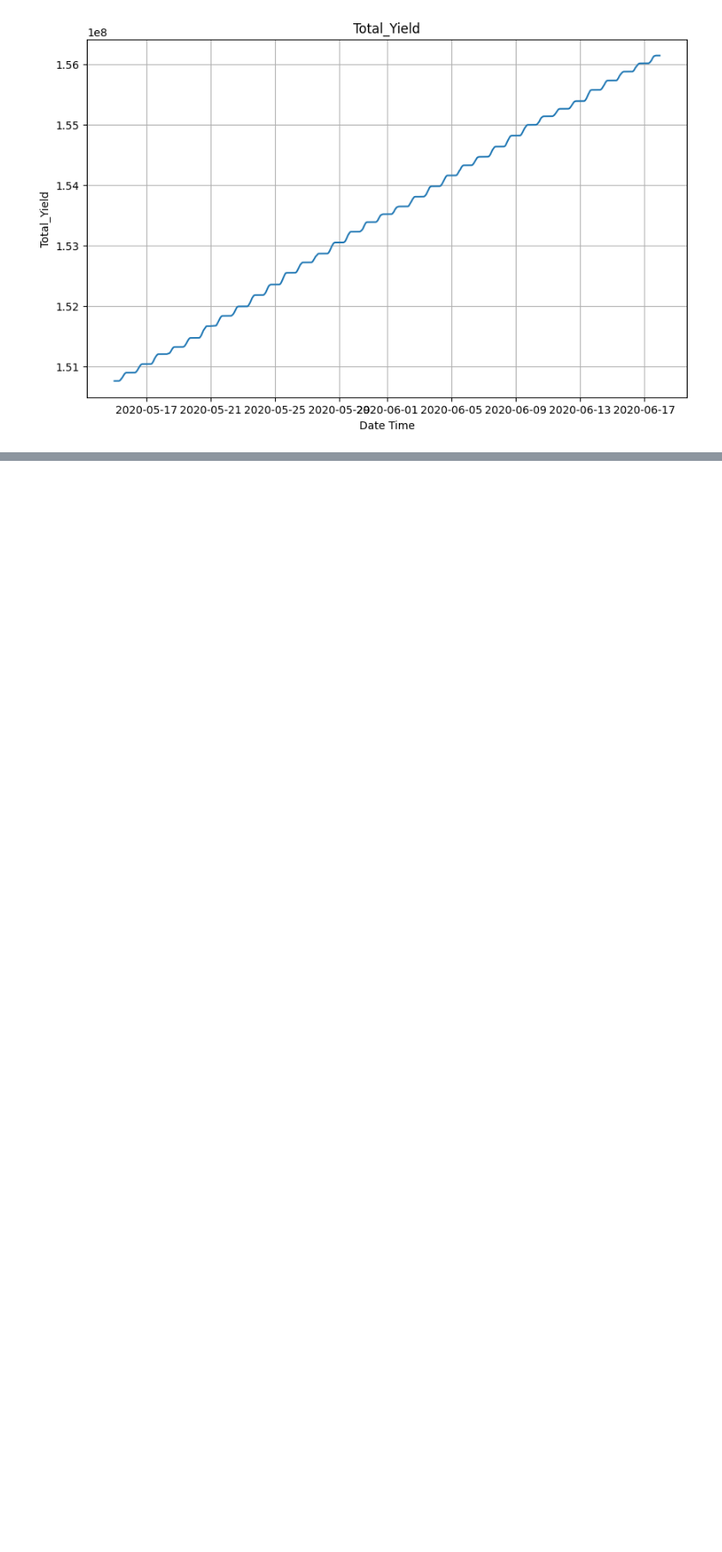
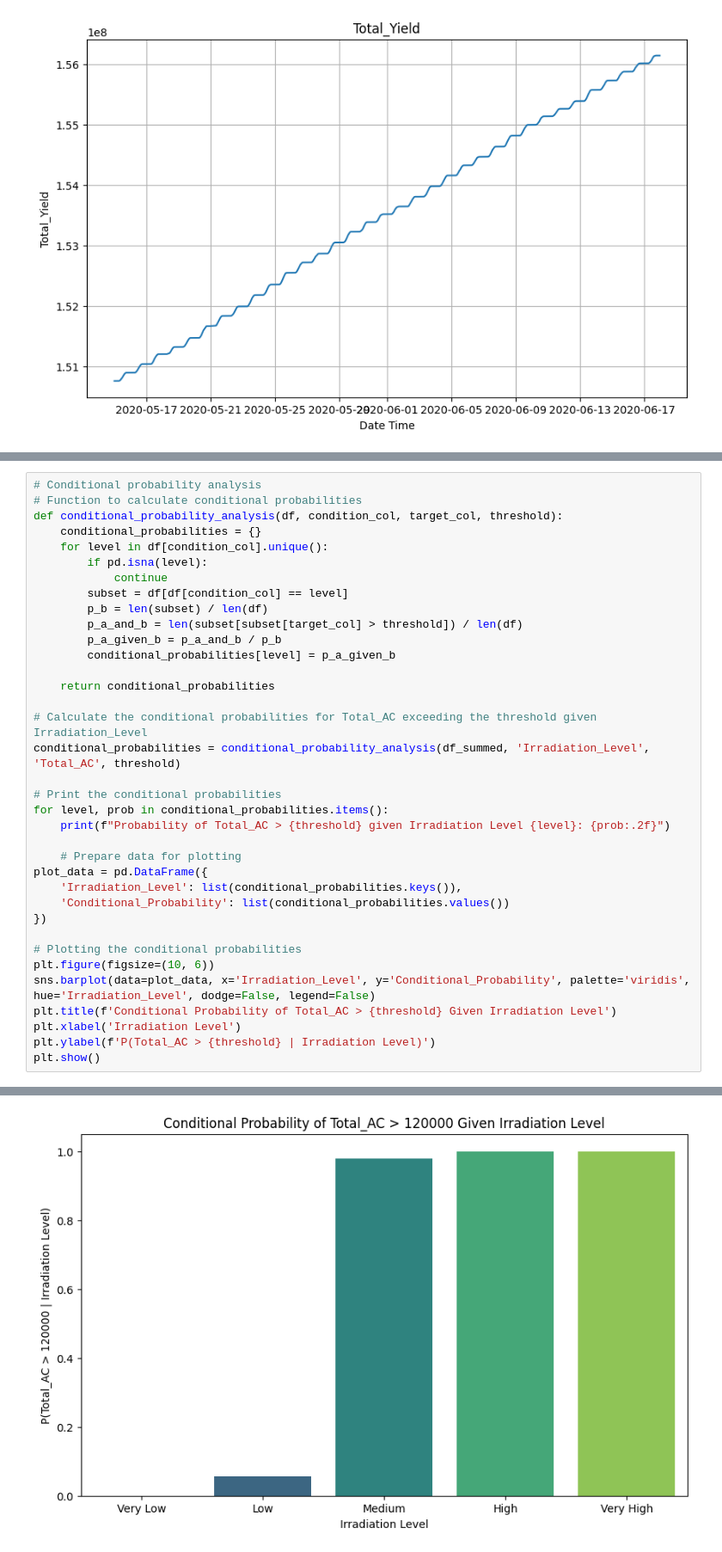
Before and after one commit to FelberPeter/Assigment-4, a Jupyter notebook: Solarpower.ipynb, the cells around one changed output, grey strips where cells are left out. Shown at 86% size. Drawn from its saved outputs; the diff is of its cells as text; blank space fills up the shorter version.

```diff
--- a/Solarpower.ipynb
+++ b/Solarpower.ipynb
@@ -586,0 +638,37 @@ plt.show()
+# %%
+# Conditional probability analysis
+# Function to calculate conditional probabilities
+def conditional_probability_analysis(df, condition_col, target_col, threshold):
+    conditional_probabilities = {}
+    for level in df[condition_col].unique():
+        if pd.isna(level):
+            continue
+        subset = df[df[condition_col] == level]
+        p_b = len(subset) / len(df)
+        p_a_and_b = len(subset[subset[target_col] > threshold]) / len(df)
+        p_a_given_b = p_a_and_b / p_b
+        conditional_probabilities[level] = p_a_given_b
+
+    return conditional_probabilities
+
+# Calculate the conditional probabilities for Total_AC exceeding the threshold given Irradiation_Level
+conditional_probabilities = conditional_probability_analysis(df_summed, 'Irradiation_Level', 'Total_AC', threshold)
+
+# Print the conditional probabilities
+for level, prob in conditional_probabilities.items():
+    print(f"Probability of Total_AC > {threshold} given Irradiation Level {level}: {prob:.2f}")
+
+    # Prepare data for plotting
+plot_data = pd.DataFrame({
+    'Irradiation_Level': list(conditional_probabilities.keys()),
+    'Conditional_Probability': list(conditional_probabilities.values())
+})
+
+# Plotting the conditional probabilities
+plt.figure(figsize=(10, 6))
+sns.barplot(data=plot_data, x='Irradiation_Level', y='Conditional_Probability', palette='viridis', hue='Irradiation_Level', dodge=False, legend=False)
+plt.title(f'Conditional Probability of Total_AC > {threshold} Given Irradiation Level')
+plt.xlabel('Irradiation Level')
+plt.ylabel(f'P(Total_AC > {threshold} | Irradiation Level)')
+plt.show()
+# %% [output]
@@ -586,0 +680 @@ plt.show()
+[figure, added]
```
Also changed, not shown: parts of 5 cells of this notebook, 1 other file.
